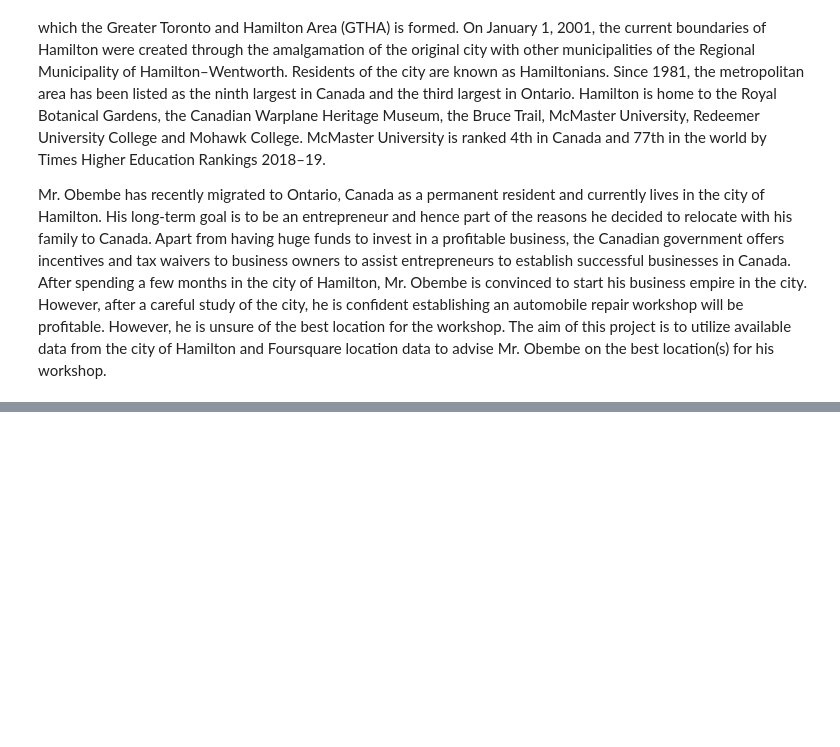
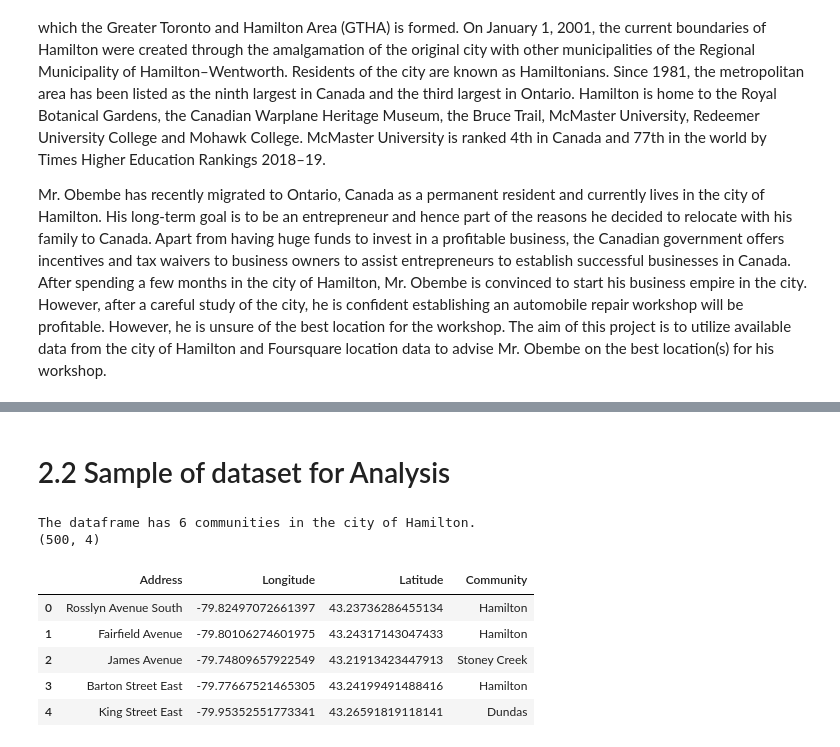
Before and after one commit to obeabi/CapstoneIBM, a Jupyter notebook: Capstone_Project_Abiola.ipynb, the cells around one changed output, grey strips where cells are left out. Saved outputs shown, nothing was run; the diff lists cells and outputs as text; code cells hidden in the pictures; blank space fills up the shorter version.

```diff
--- a/Capstone_Project_Abiola.ipynb
+++ b/Capstone_Project_Abiola.ipynb
@@ -91,0 +87,23 @@ neighborhoods.head()
+# %% [markdown]
+# 2.2 Sample of dataset for Analysis
+# %%
+# Quality check: Examine and clean dataframe
+
+neighborhoods.dropna(axis=1, how='any', thresh=None, inplace=True)
+
+# pandas drop columns with drop function
+
+neighborhood_df= neighborhoods.drop(['ID', 'No Complete','Municipal', 'Nation','Province'], axis=1)
+
+print('The dataframe has {} communities in the city of Hamilton.'. format(len(neighborhood_df['Community'].unique())))
+print(neighborhood_df.shape)
+neighborhood_df.head()
+# %% [output]
+The dataframe has 6 communities in the city of Hamilton.
+(500, 4)
+|  | Address | Longitude | Latitude | Community |
+| 0 | Rosslyn Avenue South | -79.82497072661397 | 43.23736286455134 | Hamilton |
+| 1 | Fairfield Avenue | -79.80106274601975 | 43.24317143047433 | Hamilton |
+| 2 | James Avenue | -79.74809657922549 | 43.21913423447913 | Stoney Creek |
+| 3 | Barton Street East | -79.77667521465305 | 43.24199491488416 | Hamilton |
+| 4 | King Street East | -79.95352551773341 | 43.26591819118141 | Dundas |
```
Also changed, not shown: parts of 5 cells of this notebook.
